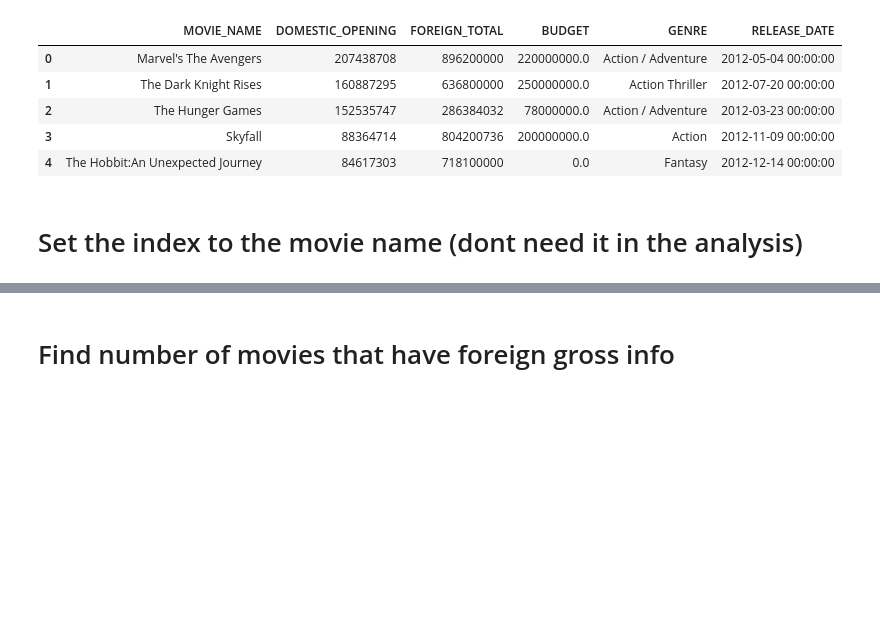
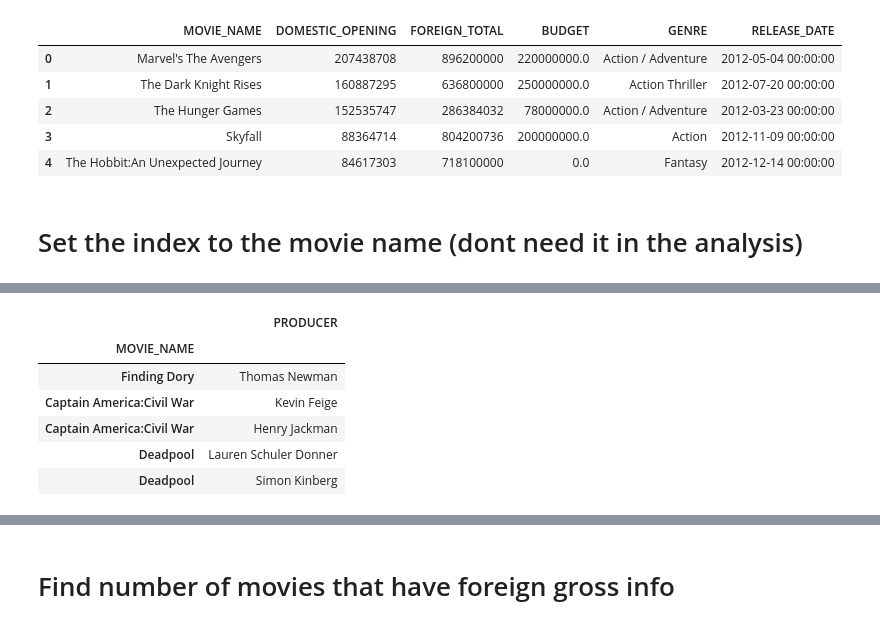
Before and after one commit to wccosby/Project_Luther, a Jupyter notebook: initial_analysis.ipynb, the cells around one changed output, grey strips where cells are left out. Cells and saved outputs as stored; diff of their text form; code cells hidden in the pictures; blank space fills up the shorter version.

```diff
--- a/initial_analysis.ipynb
+++ b/initial_analysis.ipynb
@@ -74,0 +70,10 @@ movie_data_raw = movie_data_raw.set_index(['MOVIE_NAME'])
+# %%
+producer_data.head(5)
+# %% [output]
+|  | PRODUCER |
+| MOVIE_NAME |  |
+| Finding Dory | Thomas Newman |
+| Captain America:Civil War | Kevin Feige |
+| Captain America:Civil War | Henry Jackman |
+| Deadpool | Lauren Schuler Donner |
+| Deadpool | Simon Kinberg |
```
Also changed, not shown: parts of 24 cells of this notebook.
